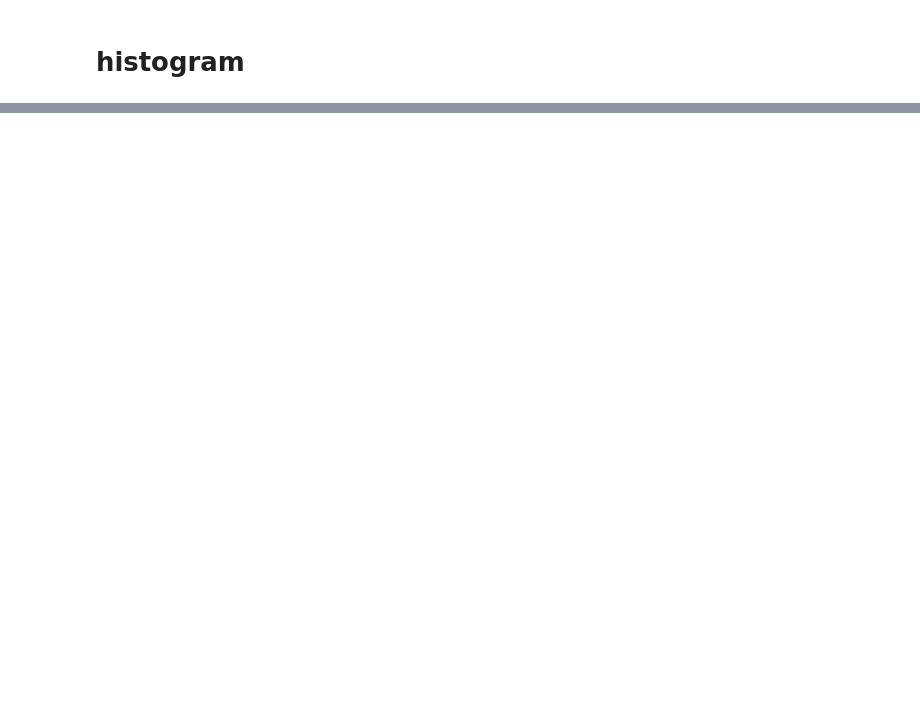
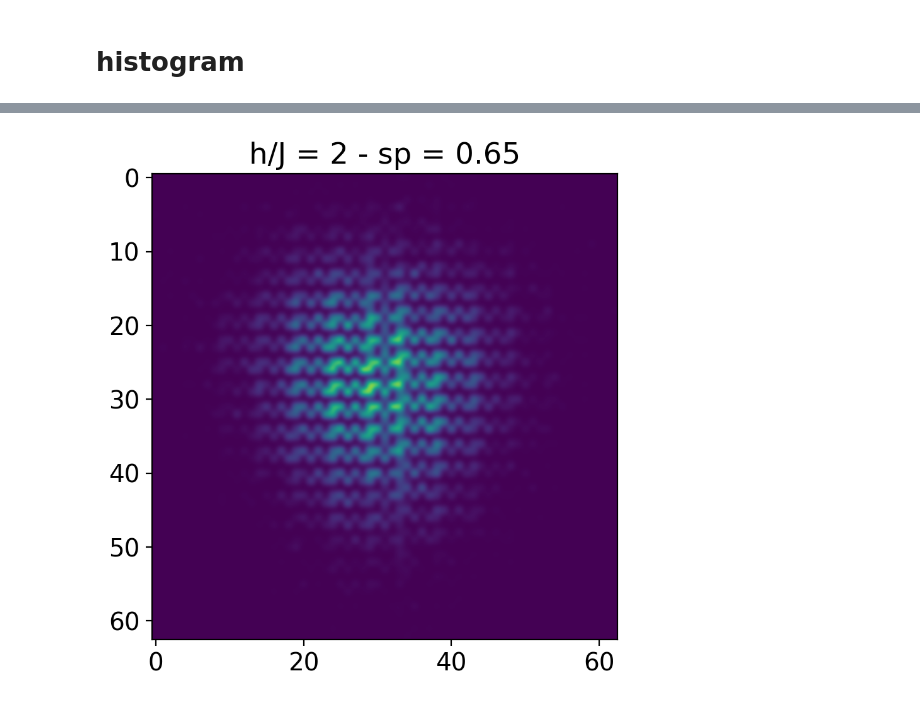
Before and after one commit to vdrouint/d-wave-other, a Jupyter notebook: kagome-tfim/processing/plot_KM.ipynb, the cells around one changed output, grey strips where cells are left out. Saved outputs shown, nothing was run; the diff lists cells and outputs as text; code cells hidden in the pictures; blank space fills up the shorter version.

```diff
--- a/kagome-tfim/processing/plot_KM.ipynb
+++ b/kagome-tfim/processing/plot_KM.ipynb
@@ -149,0 +158,8 @@ plt.show()
+# %%
+# plt.hist2d(np.array(data_real) / (168**(1/2)), np.array(data_imag)/ (168**(1/2)), bins = 200, cmap =plt.get_cmap('pink_r'))
+hist, x, y  = np.histogram2d(np.array(data_real) / (168**(1/2)), np.array(data_imag)/ (168**(1/2)), bins = 63)
+plt.imshow(hist, interpolation = 'gaussian')
+plt.title('h/J = ' + str(tag1) + ' - sp = ' +  str(tag2))
+plt.show()
+# %% [output]
+[figure, added]
```
Also changed, not shown: parts of 3 cells of this notebook, 5 other files.
